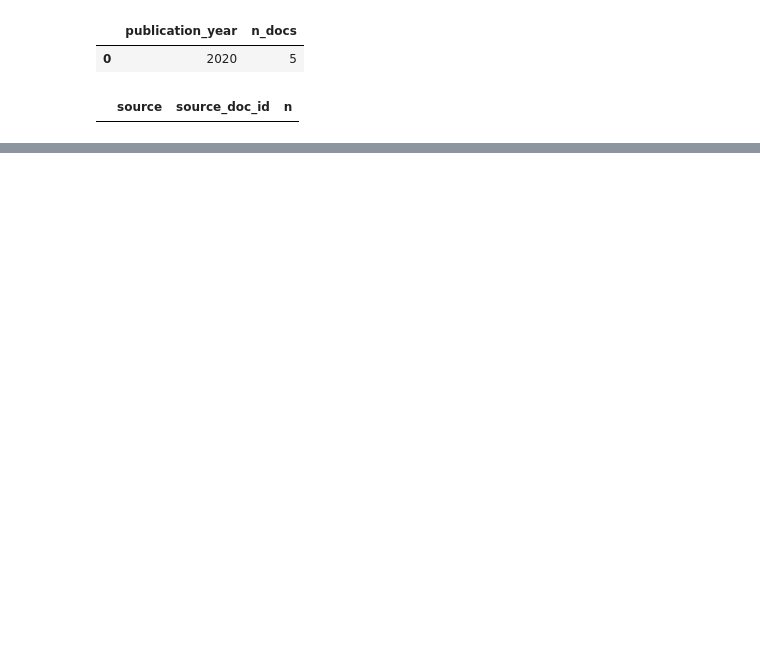
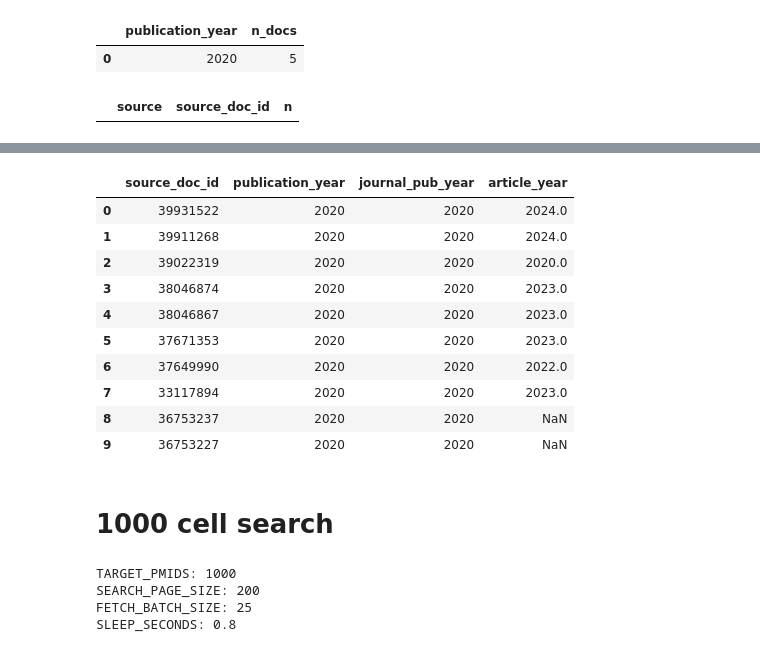
Before and after one commit to JonathanMa03/diffusion-topic-evaluation, a Jupyter notebook: notebooks/01_data_ingestion.ipynb, the cells around one changed output, grey strips where cells are left out. Cells and saved outputs as stored; diff of their text form; code cells hidden in the pictures; blank space fills up the shorter version.

```diff
--- a/notebooks/01_data_ingestion.ipynb
+++ b/notebooks/01_data_ingestion.ipynb
@@ -82,6 +82,7 @@ Number of files in data/raw: 1
 # %%
 import requests
 import xml.etree.ElementTree as ET
+import math
 
 # PubMed / NCBI E-utilities base
 EUTILS_BASE = "https://eutils.ncbi.nlm.nih.gov/entrez/eutils"
@@ -93,9 +94,14 @@ NCBI_API_KEY = None
 
 # Small pilot query for debugging
 PUBMED_QUERY = "covid-19[Title/Abstract] AND 2020[pdat]"
-RETMAX = 10
 
-print("EUTILS_BASE:", EUTILS_BASE)
-print("PUBMED_QUERY:", PUBMED_QUERY)
-print("RETMAX:", RETMAX)
+# search settings
+SEARCH_RETMAX = 200
+FETCH_BATCH_SIZE = 25
+SLEEP_SECONDS = 0.8
+
+print("Query:", PUBMED_QUERY)
+print("SEARCH_RETMAX:", SEARCH_RETMAX)
+print("FETCH_BATCH_SIZE:", FETCH_BATCH_SIZE)
+print("SLEEP_SECONDS:", SLEEP_SECONDS)
 # %% [output]
@@ -412,0 +777,45 @@ conn.close()
+# %%
+conn = sqlite3.connect(DB_PATH)
+
+check_df = pd.read_sql_query("""
+SELECT
+    source_doc_id,
+    publication_year,
+    journal_pub_year,
+    article_year
+FROM documents
+LIMIT 10
+""", conn)
+
+display(check_df)
+
+conn.close()
+# %% [output]
+|  | source_doc_id | publication_year | journal_pub_year | article_year |
+| 0 | 39931522 | 2020 | 2020 | 2024.0 |
+| 1 | 39911268 | 2020 | 2020 | 2024.0 |
+| 2 | 39022319 | 2020 | 2020 | 2020.0 |
+| 3 | 38046874 | 2020 | 2020 | 2023.0 |
+| 4 | 38046867 | 2020 | 2020 | 2023.0 |
+| 5 | 37671353 | 2020 | 2020 | 2023.0 |
+| 6 | 37649990 | 2020 | 2020 | 2022.0 |
+| 7 | 33117894 | 2020 | 2020 | 2023.0 |
+| 8 | 36753237 | 2020 | 2020 | NaN |
+| 9 | 36753227 | 2020 | 2020 | NaN |
+# %% [markdown]
+# 1000 cell search
+# %%
+TARGET_PMIDS = 1000
+SEARCH_PAGE_SIZE = 200
+FETCH_BATCH_SIZE = 25
+SLEEP_SECONDS = 0.8
+
+print("TARGET_PMIDS:", TARGET_PMIDS)
+print("SEARCH_PAGE_SIZE:", SEARCH_PAGE_SIZE)
+print("FETCH_BATCH_SIZE:", FETCH_BATCH_SIZE)
+print("SLEEP_SECONDS:", SLEEP_SECONDS)
+# %% [output]
+TARGET_PMIDS: 1000
+SEARCH_PAGE_SIZE: 200
+FETCH_BATCH_SIZE: 25
+SLEEP_SECONDS: 0.8
```
Also changed, not shown: parts of 12 cells of this notebook, 1 other file.
